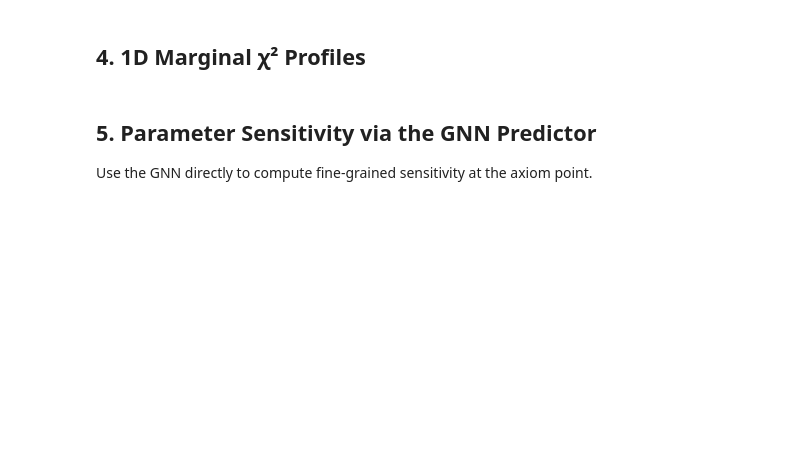
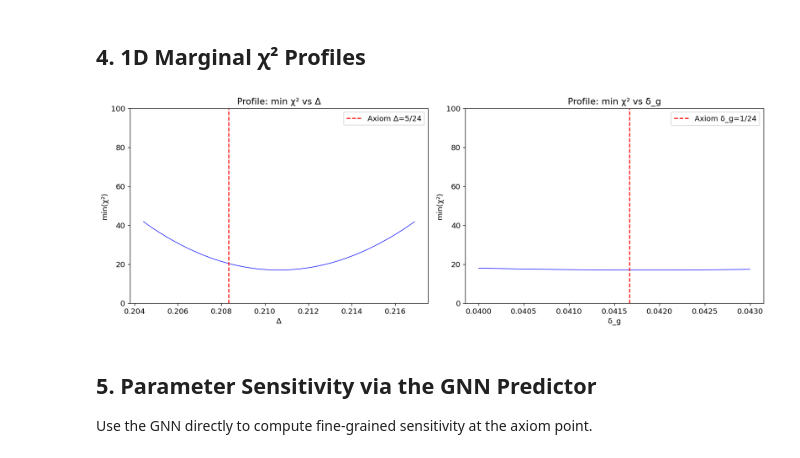
Before and after one commit to cosmologicmind/sdgft-ml-toolkit, a Jupyter notebook: notebooks/02_parameter_landscape.ipynb, the cells around one changed output. Saved outputs shown, nothing was run; the diff lists cells and outputs as text; code cells hidden in the pictures; blank space fills up the shorter version.

```diff
--- a/notebooks/02_parameter_landscape.ipynb
+++ b/notebooks/02_parameter_landscape.ipynb
@@ -150,50 +184,49 @@ display(corr_pairs.nlargest(15, "abs_corr")[["obs_1", "obs_2", "corr"]])
 # %%
 fig, (ax1, ax2) = plt.subplots(1, 2, figsize=(14, 5))
 
-# Profile over Δ
 bins_d = 500
+
+# --- Profile over Δ (vectorized) ---
 d_vals = db.df["delta"].values
 chi2_vals = db.df["total_chi2"].values
 d_bins = np.linspace(d_vals.min(), d_vals.max(), bins_d + 1)
 d_idx = np.clip(np.digitize(d_vals, d_bins) - 1, 0, bins_d - 1)
 
-d_min_chi2 = np.full(bins_d, np.nan)
-for i in range(bins_d):
-    mask = d_idx == i
-    if mask.any():
-        d_min_chi2[i] = chi2_vals[mask].min()
+d_min_chi2 = pd.DataFrame({"bin": d_idx, "chi2": chi2_vals}).groupby("bin")["chi2"].min()
+d_profile = np.full(bins_d, np.nan)
+d_profile[d_min_chi2.index.values] = d_min_chi2.values
 
 d_centers = 0.5 * (d_bins[:-1] + d_bins[1:])
-ax1.plot(d_centers, d_min_chi2, 'b-', lw=0.8)
+ax1.plot(d_centers, d_profile, 'b-', lw=0.8)
 ax1.axvline(5/24, color='r', ls='--', label='Axiom Δ=5/24')
 ax1.set_xlabel("Δ")
 ax1.set_ylabel("min(χ²)")
 ax1.set_title("Profile: min χ² vs Δ")
 ax1.legend()
 ax1.set_ylim(0, 100)
 
-# Profile over δ_g
+# --- Profile over δ_g (vectorized) ---
 dg_vals = db.df["delta_g"].values
 dg_bins = np.linspace(dg_vals.min(), dg_vals.max(), bins_d + 1)
 dg_idx = np.clip(np.digitize(dg_vals, dg_bins) - 1, 0, bins_d - 1)
 
-dg_min_chi2 = np.full(bins_d, np.nan)
-for i in range(bins_d):
-    mask = dg_idx == i
-    if mask.any():
-        dg_min_chi2[i] = chi2_vals[mask].min()
+dg_min_chi2 = pd.DataFrame({"bin": dg_idx, "chi2": chi2_vals}).groupby("bin")["chi2"].min()
+dg_profile = np.full(bins_d, np.nan)
+dg_profile[dg_min_chi2.index.values] = dg_min_chi2.values
 
 dg_centers = 0.5 * (dg_bins[:-1] + dg_bins[1:])
-ax2.plot(dg_centers, dg_min_chi2, 'b-', lw=0.8)
+ax2.plot(dg_centers, dg_profile, 'b-', lw=0.8)
 ax2.axvline(1/24, color='r', ls='--', label='Axiom δ_g=1/24')
 ax2.set_xlabel("δ_g")
 ax2.set_ylabel("min(χ²)")
 ax2.set_title("Profile: min χ² vs δ_g")
 ax2.legend()
 ax2.set_ylim(0, 100)
 
 plt.tight_layout()
 plt.show()
+# %% [output]
+[figure, added]
 # %% [markdown]
 ## 5. Parameter Sensitivity via the GNN Predictor
 
```
Also changed, not shown: parts of 6 cells of this notebook, 14 other files.
